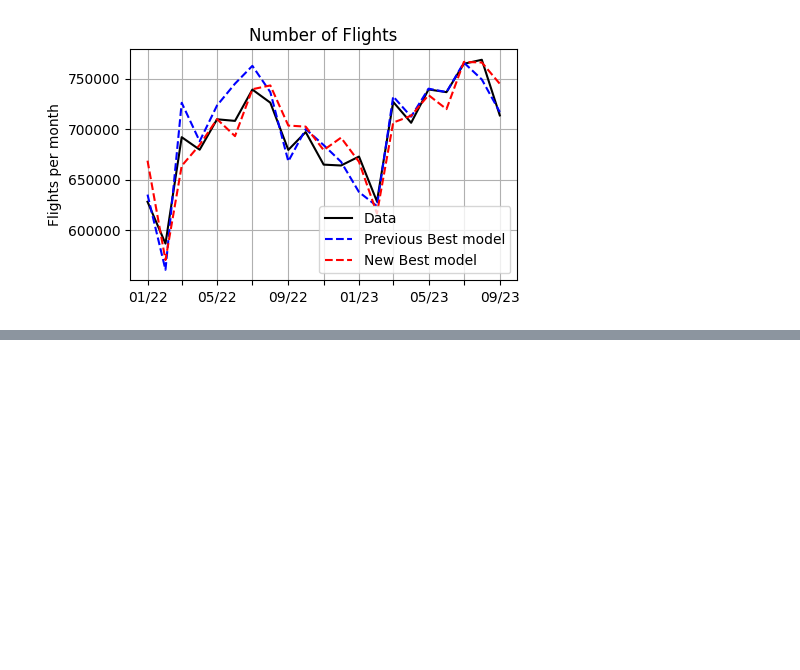
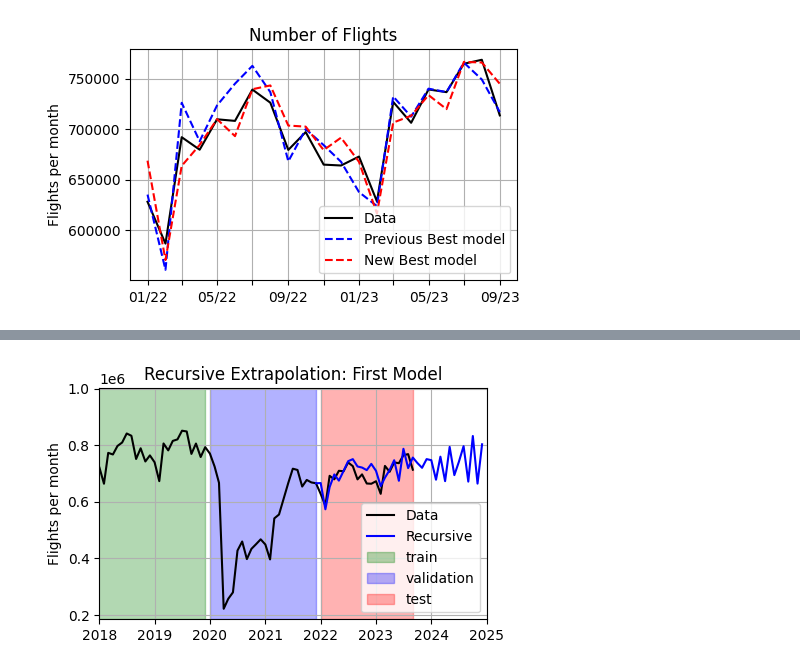
Before and after one commit to TiagoCAAmorim/machine_learning, a Jupyter notebook: Lista01/Lista01.ipynb, the cells around one changed output, grey strips where cells are left out. Cells and saved outputs as stored; diff of their text form; code cells hidden in the pictures; blank space fills up the shorter version.

Commit message:
Recursive extrapolation corrected

```diff
--- a/Lista01/Lista01.ipynb
+++ b/Lista01/Lista01.ipynb
@@ -845,0 +916,24 @@ AttributeError: 'numpy.float64' object has no attribute 'values'
+# %%
+plt.figure(figsize=(5, 3))
+plt.plot(df_original['Flt'], color='black', linestyle='-', label='Data')
+ymin, ymax = plt.ylim()
+plt.plot(df_extrap['Flt'], color='blue', linestyle='-', label='Recursive')
+plt.ylim(ymin, ymax)
+
+plt.axvspan(df_train.index[0], df_train.index[-1],
+            color='green', alpha=0.3, label='train')
+plt.axvspan(df_validation.index[0], df_validation.index[-1],
+            color='blue', alpha=0.3, label='validation')
+plt.axvspan(df_test.index[0], df_test.index[-1],
+            color='red', alpha=0.3, label='test')
+
+plt.xlim(pd.Timestamp('2018-01-01'), pd.Timestamp('2025-01-01'))
+
+plt.ylabel('Flights per month')
+plt.title('Recursive Extrapolation: First Model')
+plt.grid(True)
+plt.legend(loc='best')
+plt.savefig('report/C3_RecursiveExtrapolation.png', bbox_inches='tight')
+plt.show()
+# %% [output]
+[figure, added]
```
Also changed, not shown: parts of 26 cells of this notebook, 4 other files.
